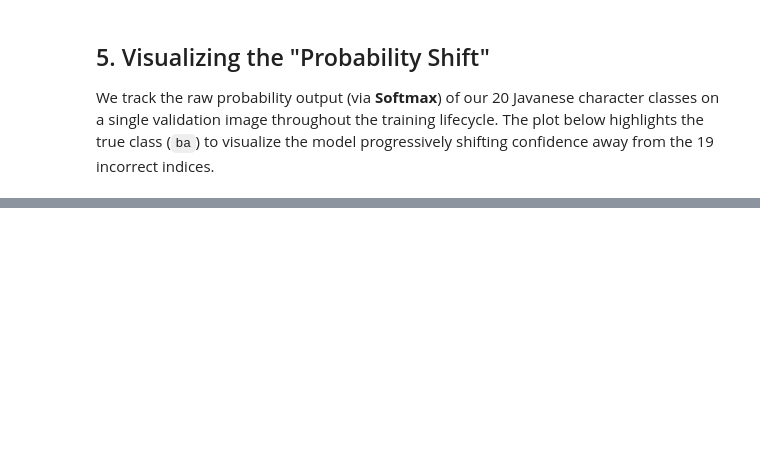
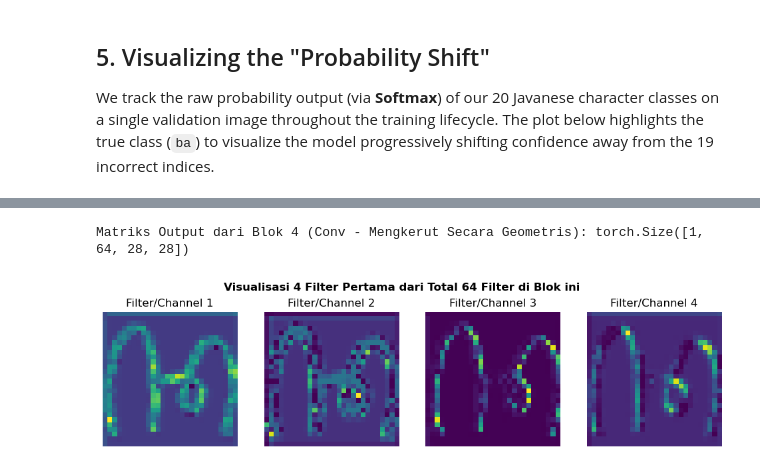
Before and after one commit to harrymardika/aksara-jawa, a Jupyter notebook: model.ipynb, the cells around one changed output, grey strips where cells are left out. Saved outputs shown, nothing was run; the diff lists cells and outputs as text; code cells hidden in the pictures; blank space fills up the shorter version.

```diff
--- a/model.ipynb
+++ b/model.ipynb
@@ -701,0 +924,5 @@ plt.show()
+# %%
+plot_blok(3, "Conv - Mengkerut Secara Geometris")
+# %% [output]
+Matriks Output dari Blok 4 (Conv - Mengkerut Secara Geometris): torch.Size([1, 64, 28, 28])
+[figure, added]
```
Also changed, not shown: parts of 27 cells of this notebook.
